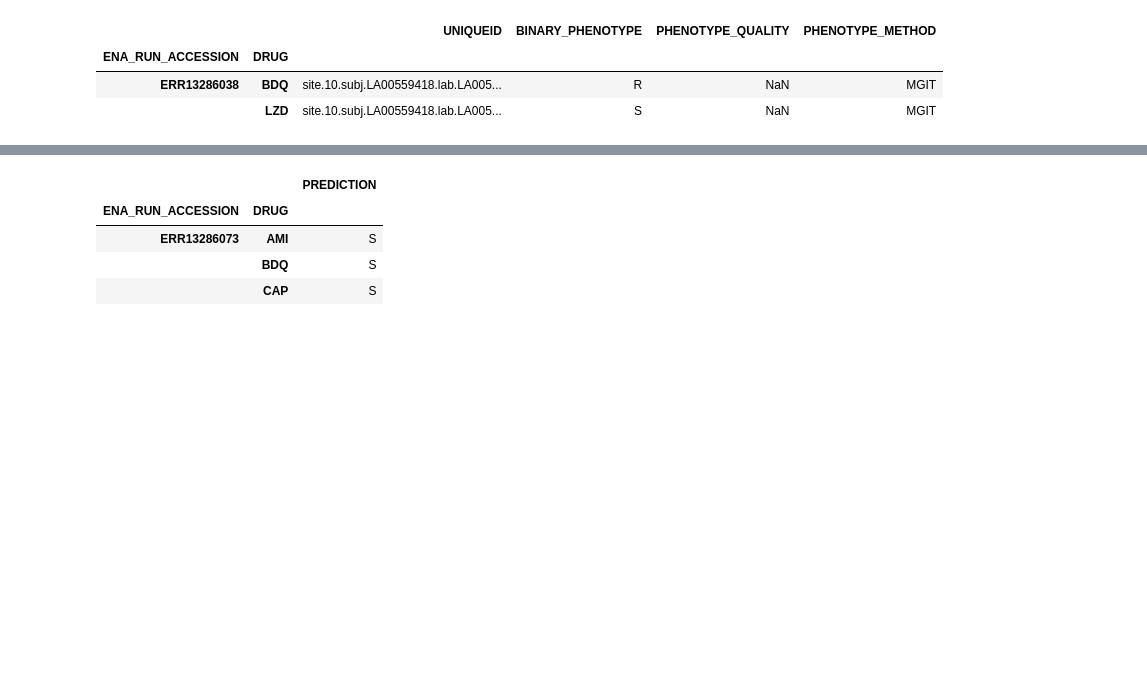
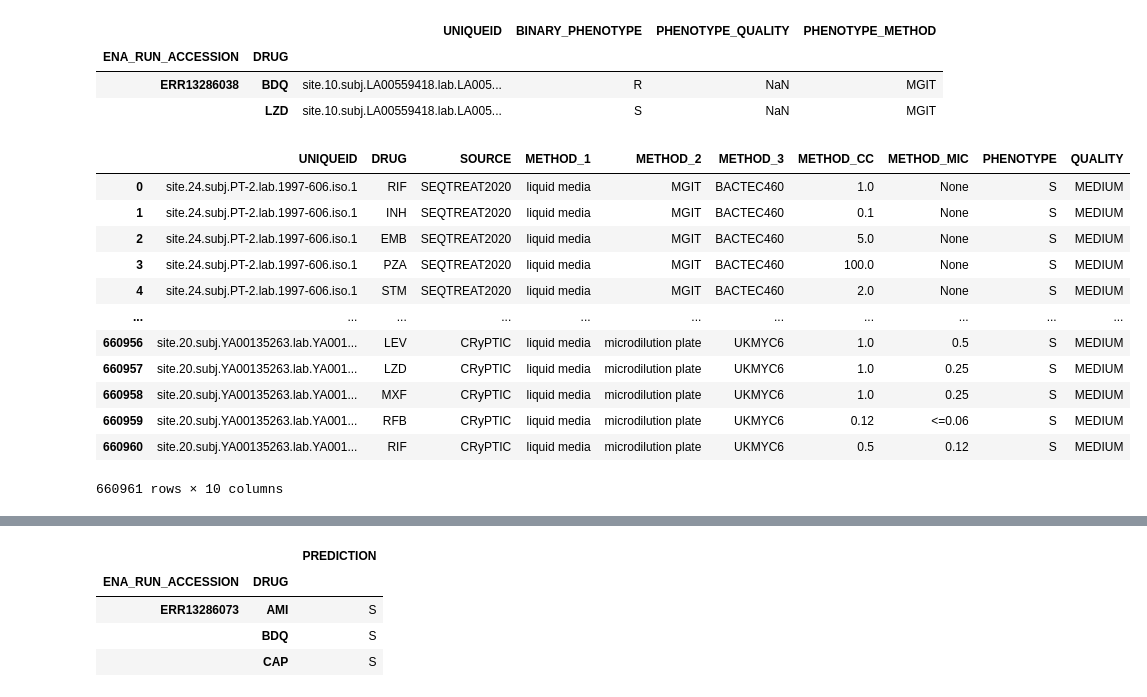
Before and after one commit to fowler-lab/validate-myco-amr, a Jupyter notebook: create-results-table.ipynb, the cells around one changed output, grey strips where cells are left out. Drawn from its saved outputs; the diff is of its cells as text; code cells hidden in the pictures; blank space fills up the shorter version.

```diff
--- a/create-results-table.ipynb
+++ b/create-results-table.ipynb
@@ -30,3 +30,21 @@ PHENOTYPES[:2]
 | ENA_RUN_ACCESSION | DRUG |  |  |  |  |
 | ERR13286038 | BDQ | site.10.subj.LA00559418.lab.LA005... | R | NaN | MGIT |
 |  | LZD | site.10.subj.LA00559418.lab.LA005... | S | NaN | MGIT |
+# %%
+p = pandas.read_parquet('~/Dropbox/files/cryptic/cryptic-release-three/cryptic-tables-v3.4.0/DST_MEASUREMENTS.parquet')
+p.reset_index(inplace=True)
+p
+# %% [output]
+|  | UNIQUEID | DRUG | SOURCE | METHOD_1 | METHOD_2 | METHOD_3 | METHOD_CC | METHOD_MIC | PHENOTYPE | QUALITY |
+| 0 | site.24.subj.PT-2.lab.1997-606.iso.1 | RIF | SEQTREAT2020 | liquid media | MGIT | BACTEC460 | 1.0 | None | S | MEDIUM |
+| 1 | site.24.subj.PT-2.lab.1997-606.iso.1 | INH | SEQTREAT2020 | liquid media | MGIT | BACTEC460 | 0.1 | None | S | MEDIUM |
+| 2 | site.24.subj.PT-2.lab.1997-606.iso.1 | EMB | SEQTREAT2020 | liquid media | MGIT | BACTEC460 | 5.0 | None | S | MEDIUM |
+| 3 | site.24.subj.PT-2.lab.1997-606.iso.1 | PZA | SEQTREAT2020 | liquid media | MGIT | BACTEC460 | 100.0 | None | S | MEDIUM |
+| 4 | site.24.subj.PT-2.lab.1997-606.iso.1 | STM | SEQTREAT2020 | liquid media | MGIT | BACTEC460 | 2.0 | None | S | MEDIUM |
+| ... | ... | ... | ... | ... | ... | ... | ... | ... | ... | ... |
+| 660956 | site.20.subj.YA00135263.lab.YA001... | LEV | CRyPTIC | liquid media | microdilution plate | UKMYC6 | 1.0 | 0.5 | S | MEDIUM |
+| 660957 | site.20.subj.YA00135263.lab.YA001... | LZD | CRyPTIC | liquid media | microdilution plate | UKMYC6 | 1.0 | 0.25 | S | MEDIUM |
+| 660958 | site.20.subj.YA00135263.lab.YA001... | MXF | CRyPTIC | liquid media | microdilution plate | UKMYC6 | 1.0 | 0.25 | S | MEDIUM |
+| 660959 | site.20.subj.YA00135263.lab.YA001... | RFB | CRyPTIC | liquid media | microdilution plate | UKMYC6 | 0.12 | <=0.06 | S | MEDIUM |
+| 660960 | site.20.subj.YA00135263.lab.YA001... | RIF | CRyPTIC | liquid media | microdilution plate | UKMYC6 | 0.5 | 0.12 | S | MEDIUM |
+660961 rows × 10 columns
```
Also changed, not shown: parts of 6 cells of this notebook.
